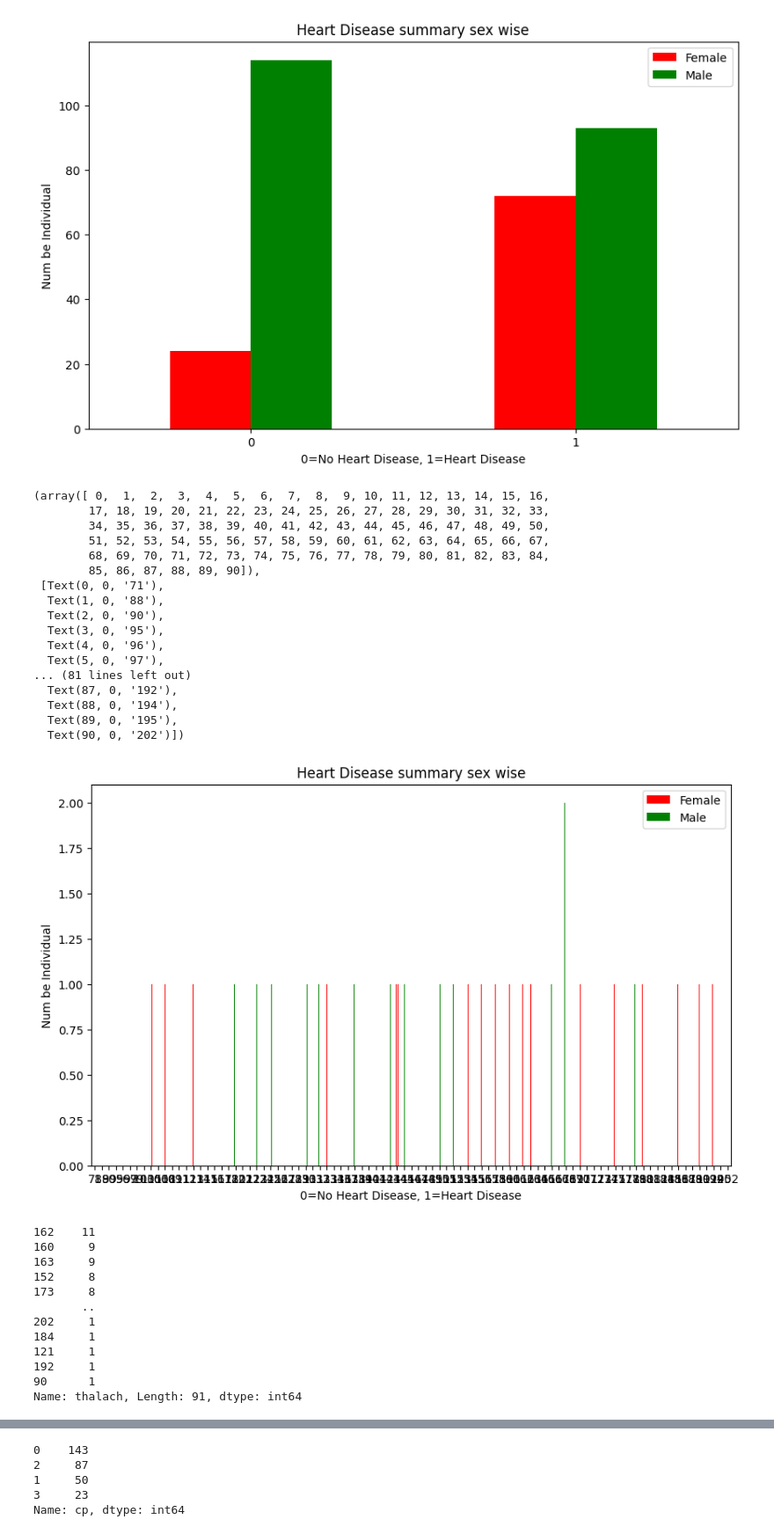
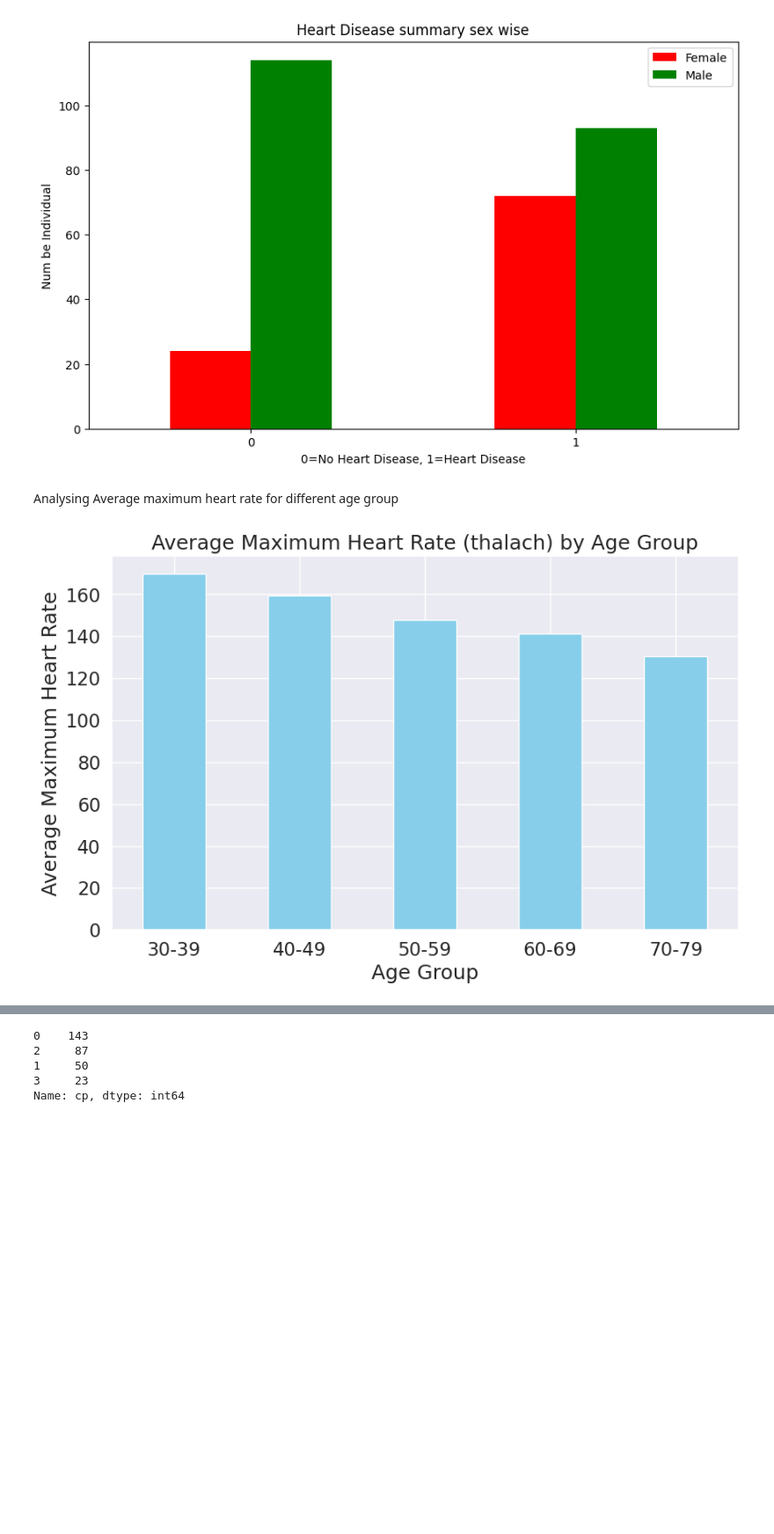
Before and after one commit to GOPIKA-S-S/ML-project, a Jupyter notebook: MLProject.ipynb, the cells around one changed output, grey strips where cells are left out. Shown at 88% size. Saved outputs shown, nothing was run; the diff lists cells and outputs as text; code cells hidden in the pictures; blank space fills up the shorter version.

```diff
--- a/MLProject.ipynb
+++ b/MLProject.ipynb
@@ -129,51 +146,31 @@ plt.xticks(rotation=0) #;
 # %% [output]
 (array([0, 1]), [Text(0, 0, '0'), Text(1, 0, '1')])
 [figure]
-# %%
-# thalach = maximum heart rate
-# Finding patterns in Data using Scatter Plot
-pd.crosstab(df.thalach,df.age).plot(kind='bar',
-                                  figsize=(10,6),
-                                  color=['red','green'])
-plt.title('Heart Disease summary sex wise')
-plt.xlabel('0=No Heart Disease, 1=Heart Disease')
-plt.ylabel('Num be Individual')
-plt.legend(['Female','Male'])
-plt.xticks(rotation=0) #;
-# %% [output]
-(array([ 0,  1,  2,  3,  4,  5,  6,  7,  8,  9, 10, 11, 12, 13, 14, 15, 16,
-        17, 18, 19, 20, 21, 22, 23, 24, 25, 26, 27, 28, 29, 30, 31, 32, 33,
-        34, 35, 36, 37, 38, 39, 40, 41, 42, 43, 44, 45, 46, 47, 48, 49, 50,
-        51, 52, 53, 54, 55, 56, 57, 58, 59, 60, 61, 62, 63, 64, 65, 66, 67,
-        68, 69, 70, 71, 72, 73, 74, 75, 76, 77, 78, 79, 80, 81, 82, 83, 84,
-        85, 86, 87, 88, 89, 90]),
- [Text(0, 0, '71'),
-  Text(1, 0, '88'),
-  Text(2, 0, '90'),
-  Text(3, 0, '95'),
-  Text(4, 0, '96'),
-  Text(5, 0, '97'),
-... (81 lines left out)
-  Text(87, 0, '192'),
-  Text(88, 0, '194'),
-  Text(89, 0, '195'),
-  Text(90, 0, '202')])
-[figure, removed]
-# %%
-df.thalach.value_counts()
-# %% [output]
-162    11
-160     9
-163     9
-152     8
-173     8
-       ..
-202     1
-184     1
-121     1
-192     1
-90      1
-Name: thalach, Length: 91, dtype: int64
+# %% [markdown]
+Analysing Average maximum heart rate for different age group
+# %%
+
+# Create age bins
+bins = [29, 39, 49, 59, 69, 79]
+
+# Define age group labels
+labels = ['30-39', '40-49', '50-59', '60-69', '70-79']
+
+# Cut the 'age' column into age groups
+df['age_group'] = pd.cut(df['age'], bins=bins, labels=labels)
+
+# Calculate the mean 'thalach' for each age group
+age_thalach_summary = df.groupby('age_group')['thalach'].mean()
+
+# Create a bar plot
+age_thalach_summary.plot(kind='bar', figsize=(10, 6), color='skyblue')
+plt.title('Average Maximum Heart Rate (thalach) by Age Group')
+plt.xlabel('Age Group')
+plt.ylabel('Average Maximum Heart Rate')
+plt.xticks(rotation=0)
+plt.show()
+# %% [output]
+[figure, added]
 # %%
 # Finding Patterns in Data Using Scatter Plot
 plt.figure(figsize=(10,6))
```
Also changed, not shown: parts of 52 cells of this notebook.
